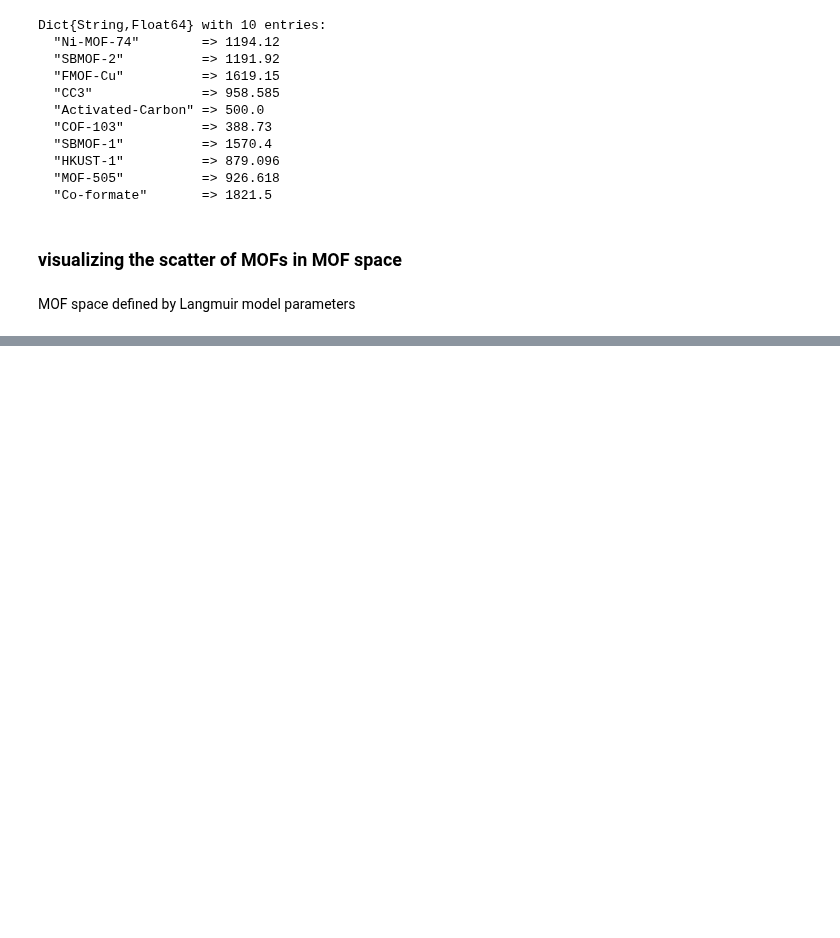
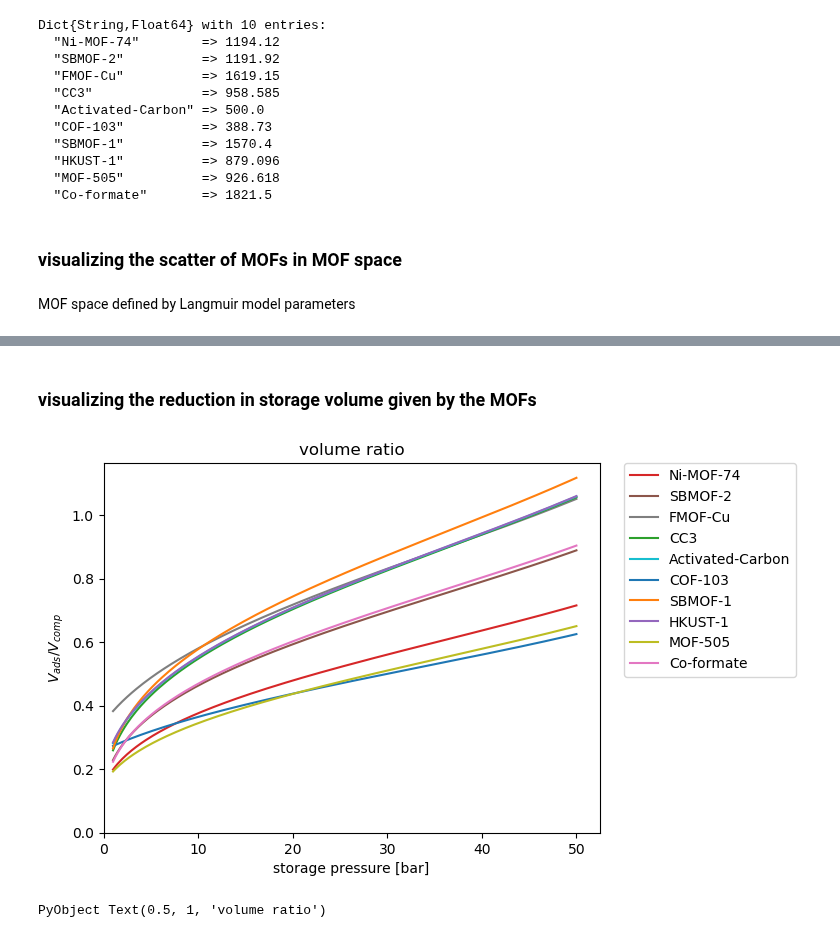
Before and after one commit to SimonEnsemble/PropellantStorage, a Jupyter notebook: Melanie analytical results.ipynb, the cells around one changed output, grey strips where cells are left out. Drawn from its saved outputs; the diff is of its cells as text; code cells hidden in the pictures; blank space fills up the shorter version.

```diff
--- a/Melanie analytical results.ipynb
+++ b/Melanie analytical results.ipynb
@@ -432,0 +431,21 @@ Closest candidates are:
+# %% [markdown]
+### visualizing the reduction in storage volume given by the MOFs
+# %%
+id_plot_pmax = findfirst(P_range .> 100.0)
+
+figure()
+for xtal in keys(mof_to_optimum_results)
+    plot(P_range,
+        (4 / 3 * π * r.(P_range, xtal)) ./      # ads
+        (4 / 3 * π * r.(P_range)),              # bulk
+        label=xtal, color=mof_to_color[xtal])
+end
+xlabel("storage pressure [bar]")
+ylabel(L"$V_{ads} / V_{comp}$")
+legend(bbox_to_anchor=(1.05, 1), loc="upper left", borderaxespad=0)
+ylim(ymin=0.0)
+xlim(xmin=0.0)
+title("volume ratio")
+# %% [output]
+[figure, added]
+PyObject Text(0.5, 1, 'volume ratio')
```
Also changed, not shown: parts of 9 cells of this notebook.
